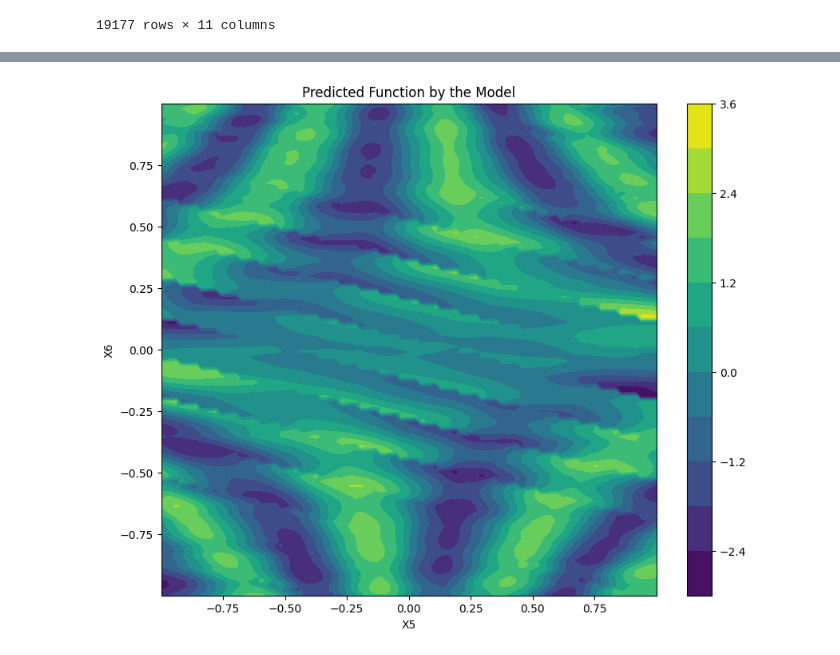
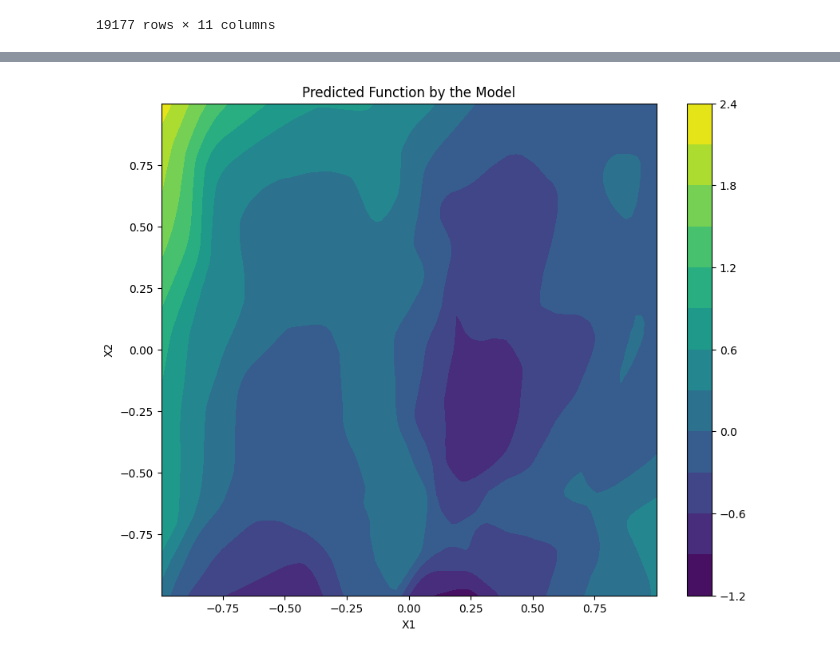
Before and after one commit to tupho289/Honours, a Jupyter notebook: sparsity_pairwise.ipynb, the cells around one changed output, grey strips where cells are left out. Cells and saved outputs as stored; diff of their text form; code cells hidden in the pictures.

```diff
--- a/sparsity_pairwise.ipynb
+++ b/sparsity_pairwise.ipynb
@@ -245,7 +245,7 @@ Validation RMSE for main effect: 2286.402587890625
 # -------------------------- quantify variable importance --------------------------
 main_output_layer = model_low.get_layer("main_subnet")  # Get the subnet output layer
 main_model = Model(inputs = model_low.inputs, outputs = main_output_layer.output)
-main_output_values = main_model.predict(X_train_low_split)
+main_output_values = main_model.predict(X_train_low_split, batch_size = X_train_low_split[0].shape[0])
 subnet_weights = model_low.get_layer("main_output").get_weights()[0]
 
 
@@ -332,7 +332,7 @@ for var1, var2 in interactions:
     es = EarlyStopping(monitor = 'val_loss', patience = 10, restore_best_weights = True)
     model_pairwise.fit(X_train_low_split, y_train_low, epochs = 5_000, \
                             callbacks = [es], batch_size = 1_000, validation_data = (X_val_low_split, y_val_low))
-    val_loss, _ = model_pairwise.evaluate(X_val_low_split, y_val_low)
+    val_loss, _ = model_pairwise.evaluate(X_val_low_split, y_val_low, batch_size = X_val_low_split[0].shape[0])
     interaction_loss[f"{var1}_{var2}"] = val_loss # add to the val loss list
 # %% [output]
 Epoch 1/5000
@@ -501,6 +501,6 @@ plt.show()
 # %%
 # -------------------------- Create the Pairwise Only Model --------------------------
-pairwise_effect = ("X5","X6")  # the pairwise effect we want to view
+pairwise_effect = ("X1","X2")  # the pairwise effect we want to view
 pairwise_index = imp_interactions.index(pairwise_effect)
 subnet_output_layer = model_main_pairwise.get_layer("subnet_output")
 subnet_model = Model(inputs = model_main_pairwise.inputs, outputs = subnet_output_layer.output)
@@ -509,12 +509,13 @@ weights = model_main_pairwise.get_layer("final_output").get_weights()[0]
 
 # -------------------------- Generate the Input Grid --------------------------
 # Create a grid of values
+grid_length = 100
 var1_values = np.linspace(X_train_low[imp_interactions[pairwise_index][0]].min(),
                           X_train_low[imp_interactions[pairwise_index][0]].max(),
-                          100)
+                          grid_length)
 var2_values = np.linspace(X_train_low[imp_interactions[pairwise_index][1]].min(),
                           X_train_low[imp_interactions[pairwise_index][1]].max(),
-                          100)
+                          grid_length)
 
 # Create a meshgrid
 grid_var1, grid_var2 = np.meshgrid(var1_values, var2_values)
@@ -537,7 +538,7 @@ for var in imp_vars:
 
 # -------------------------- Predict Using the Pairwise-Only Model --------------------------
 # Predict the pairwise interaction effect
-pairwise_predictions = subnet_model.predict(grid_inputs)[:,len(imp_vars) + pairwise_index]*weights[len(imp_vars) + pairwise_index]
+pairwise_predictions = subnet_model.predict(grid_inputs, batch_size = grid_length**2)[:,len(imp_vars) + pairwise_index]*weights[len(imp_vars) + pairwise_index]
 
 # Reshape the predictions to the grid format
 heatmap_values = pairwise_predictions.reshape(grid_var1.shape)
@@ -556,4 +557,4 @@ plt.show()
-[figure, old version]
+[figure, new version]
 # %%
 #-------------------------- view the shape function --------------------------
 # get the prediction
```
Also changed, not shown: parts of 10 cells of this notebook, 7 other files.
